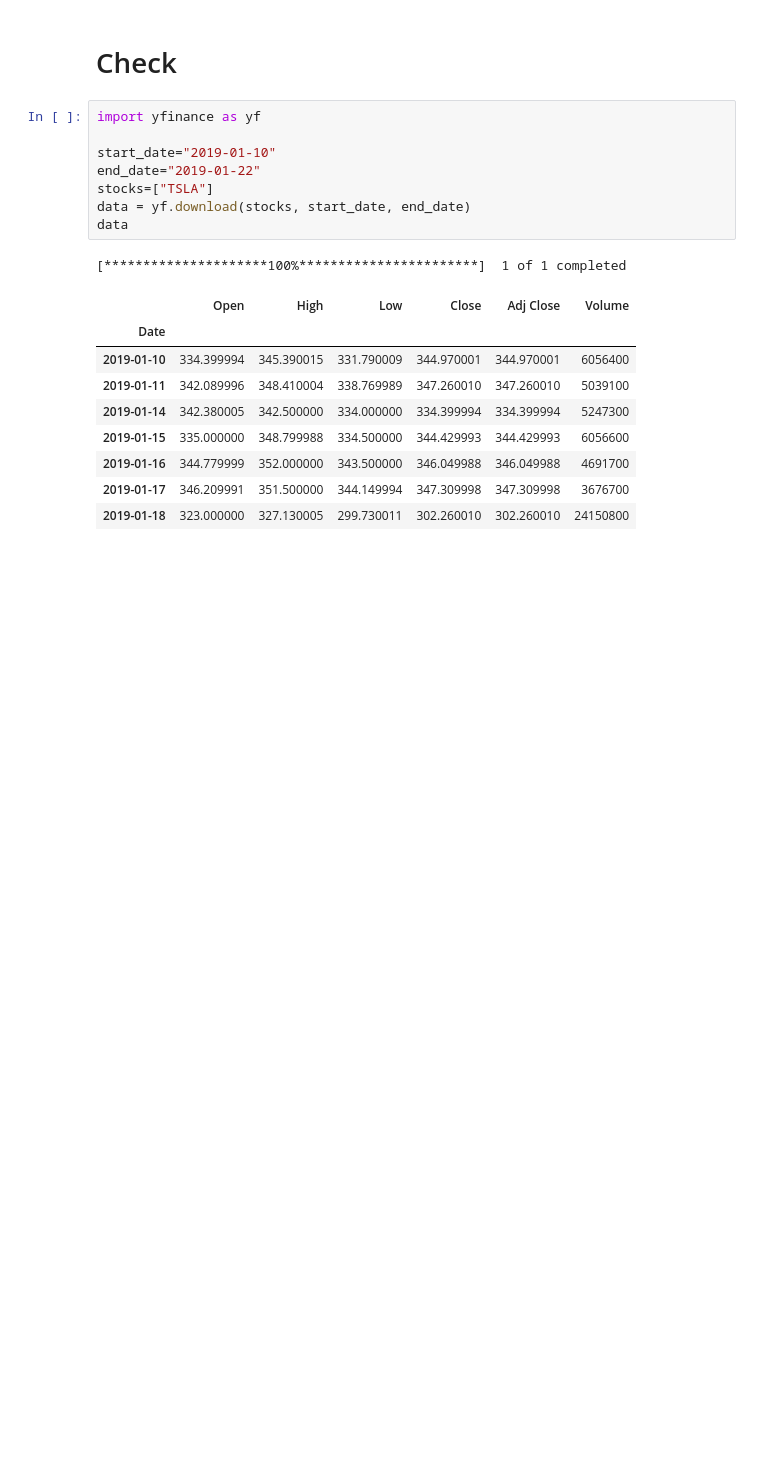
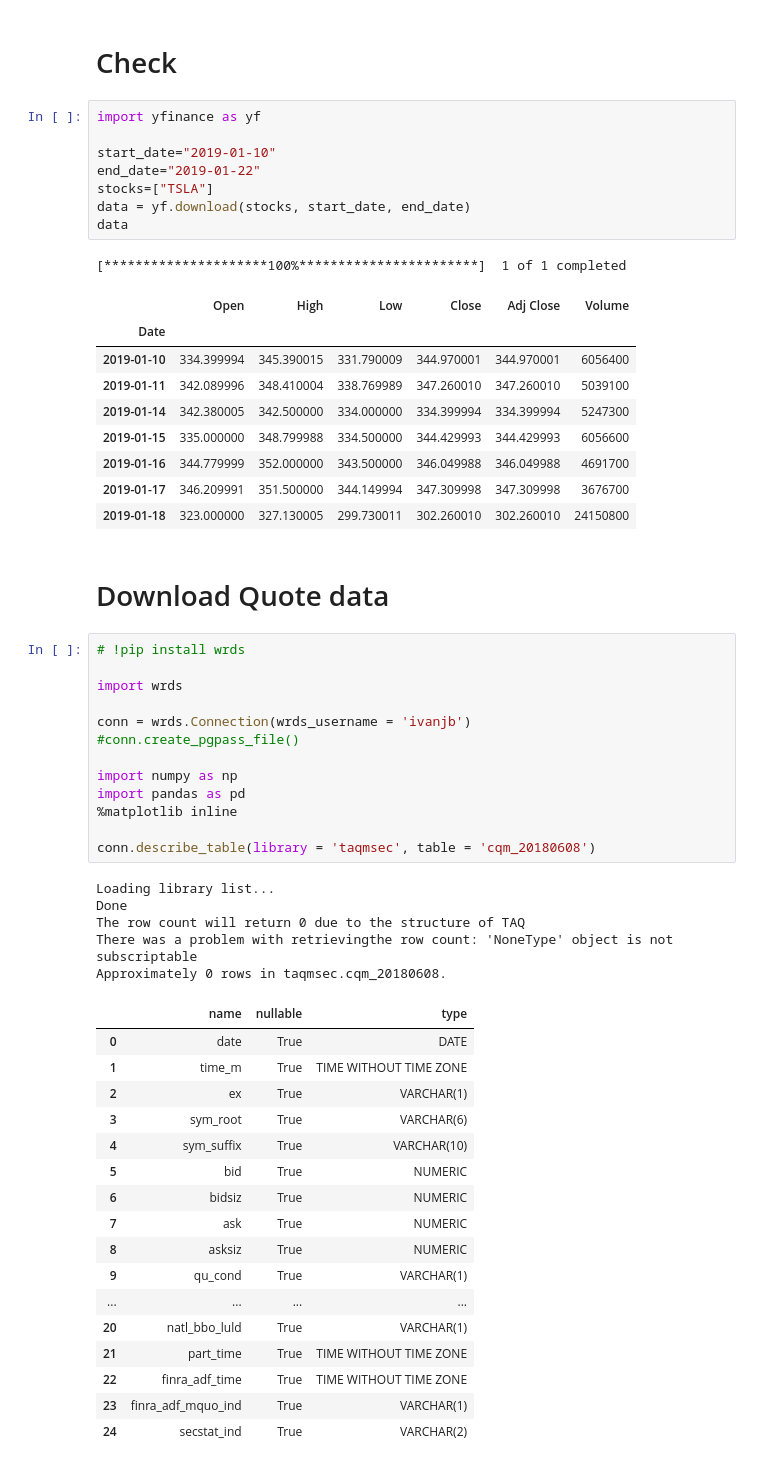
Before and after one commit to IVANBIJIACHUAN/Intraday_algo_trading_with_LSTM, a Jupyter notebook: 1_WRDS_data_fetcher.ipynb, the cells around one changed output. Drawn from its saved outputs; the diff is of its cells as text; blank space fills up the shorter version.

```diff
--- a/1_WRDS_data_fetcher.ipynb
+++ b/1_WRDS_data_fetcher.ipynb
@@ -157,3 +159,41 @@ data
 | 2019-01-16 | 344.779999 | 352.000000 | 343.500000 | 346.049988 | 346.049988 | 4691700 |
 | 2019-01-17 | 346.209991 | 351.500000 | 344.149994 | 347.309998 | 347.309998 | 3676700 |
 | 2019-01-18 | 323.000000 | 327.130005 | 299.730011 | 302.260010 | 302.260010 | 24150800 |
+# %% [markdown]
+# Download Quote data
+# %%
+# !pip install wrds
+
+import wrds
+
+conn = wrds.Connection(wrds_username = 'ivanjb')
+#conn.create_pgpass_file()
+
+import numpy as np
+import pandas as pd
+%matplotlib inline
+
+conn.describe_table(library = 'taqmsec', table = 'cqm_20180608')
+# %% [output]
+Loading library list...
+Done
+The row count will return 0 due to the structure of TAQ
+There was a problem with retrievingthe row count: 'NoneType' object is not subscriptable
+Approximately 0 rows in taqmsec.cqm_20180608.
+|  | name | nullable | type |
+| 0 | date | True | DATE |
+| 1 | time_m | True | TIME WITHOUT TIME ZONE |
+| 2 | ex | True | VARCHAR(1) |
+| 3 | sym_root | True | VARCHAR(6) |
+| 4 | sym_suffix | True | VARCHAR(10) |
+| 5 | bid | True | NUMERIC |
+| 6 | bidsiz | True | NUMERIC |
+| 7 | ask | True | NUMERIC |
+| 8 | asksiz | True | NUMERIC |
+| 9 | qu_cond | True | VARCHAR(1) |
+| ... | ... | ... | ... |
+| 20 | natl_bbo_luld | True | VARCHAR(1) |
+| 21 | part_time | True | TIME WITHOUT TIME ZONE |
+| 22 | finra_adf_time | True | TIME WITHOUT TIME ZONE |
+| 23 | finra_adf_mquo_ind | True | VARCHAR(1) |
+| 24 | secstat_ind | True | VARCHAR(2) |
```
Also changed, not shown: parts of 5 cells of this notebook, 6 other files.
